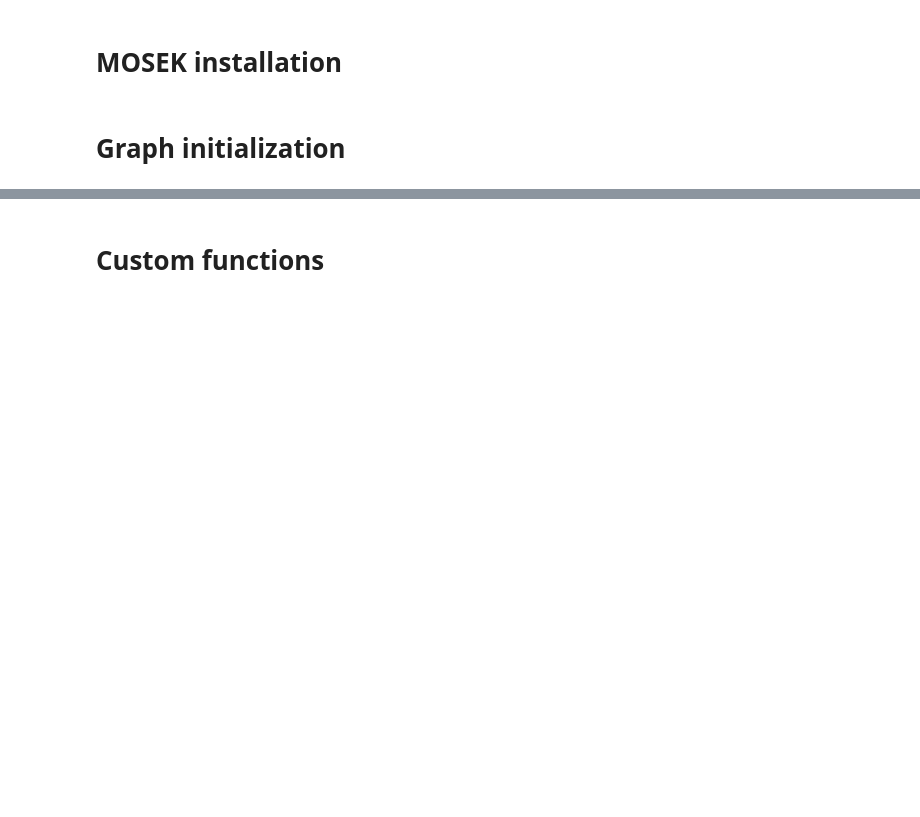
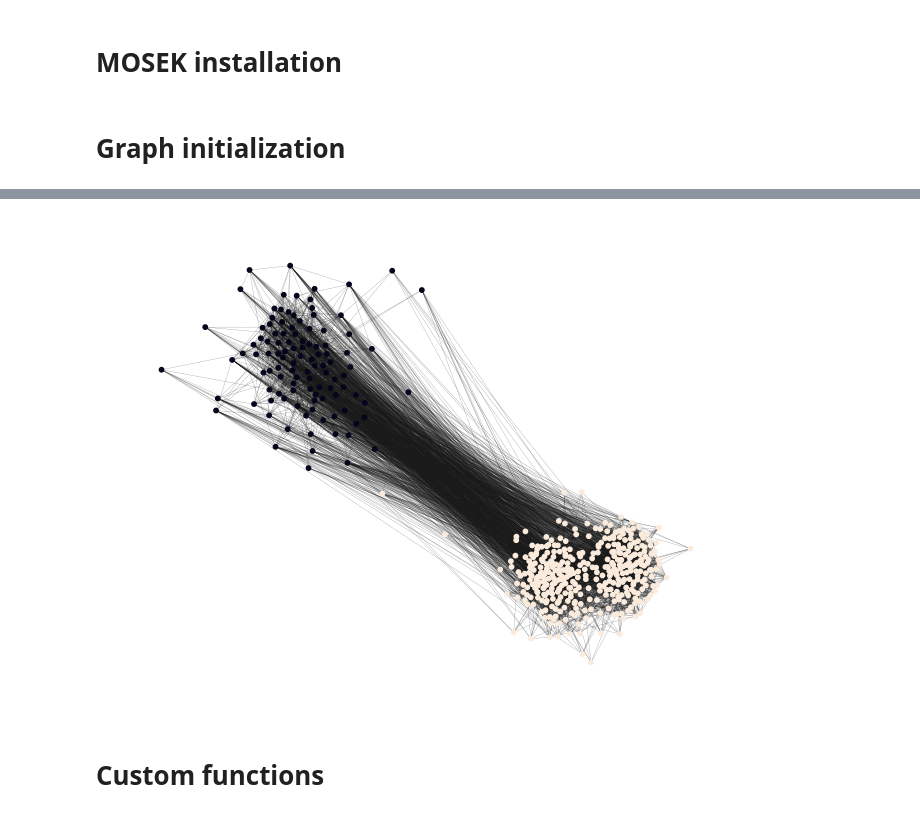
Before and after one commit to k-yoan/surrogate_graph_diffusion, a Jupyter notebook: alessios_notebooks/poly_approximation_twitter.ipynb, the cells around one changed output, grey strips where cells are left out. Cells and saved outputs as stored; diff of their text form; code cells hidden in the pictures; blank space fills up the shorter version.

Commit message:
results and plots

```diff
--- a/alessios_notebooks/poly_approximation_twitter.ipynb
+++ b/alessios_notebooks/poly_approximation_twitter.ipynb
@@ -33,6 +35,7 @@ twitter = nx.read_weighted_edgelist('data/congress_network/congress.edgelist', )
 # %%
-pos = nx.spring_layout(twitter, iterations=15, seed=1721)
-fig, ax = plt.subplots(figsize=(15, 9))
-ax.axis("off")
-plot_options = {"node_size": 10, "with_labels": False, "width": 0.15}
-nx.draw_networkx(twitter, pos=pos, ax=ax, **plot_options)
+# pos = nx.spring_layout(twitter, iterations=15, seed=1721)
+# fig, ax = plt.subplots(figsize=(15, 9))
+# ax.axis("off")
+# plot_options = {"node_size": 10, "with_labels": False, "width": 0.15, "alpha":0.2}
+# nx.draw_networkx(twitter, pos=pos, ax=ax, **plot_options)
+coms = nx.community.asyn_fluidc(twitter, 2, seed=0)
@@ -75,0 +75,12 @@ G, n, A, L, coms, sizes, x0 = initialize_graph(twitter)
+# %%
+from random import randint
+partition = dict()
+for id, com in enumerate(nx.community.asyn_fluidc(twitter, 2, seed=0)):
+    color = "#%06X" % randint(0, 0xFFFFFF)  # creates random RGB color
+    for node in list(com):
+        partition[node] = id
+# plt.figure(figsize=(15, 9))
+# plt.axis("off")
+# nx.draw_networkx(
+#     twitter, pos=pos, node_size=10, with_labels=False, width=0.15, node_color=colors
+# )
@@ -76,3 +208,22 @@ G, n, A, L, coms, sizes, x0 = initialize_graph(twitter)
+# %%
+def drop_weights(G):
+    '''Drop the weights from a networkx weighted graph.'''
+    for node, edges in nx.to_dict_of_dicts(G).items():
+        for edge, attrs in edges.items():
+            attrs.pop('weight', None)
+drop_weights(twitter)
+pos= community_layout(twitter, partition)
+# %%
+colors_int = dict()
+for node, com in pos.items():
+    if com[1]>0:
+        colors_int[int(node)] = 0
+    else:
+        colors_int[int(node)] = 1
+# %%
+nx.draw(twitter, pos, node_size=10, with_labels=False, width=0.1, node_color=list(colors_int.values()))
+# %% [output]
+[figure, added]
 # %% [markdown]
 # Custom functions
 # %%
```
Also changed, not shown: parts of 12 cells of this notebook, 7 other files.
